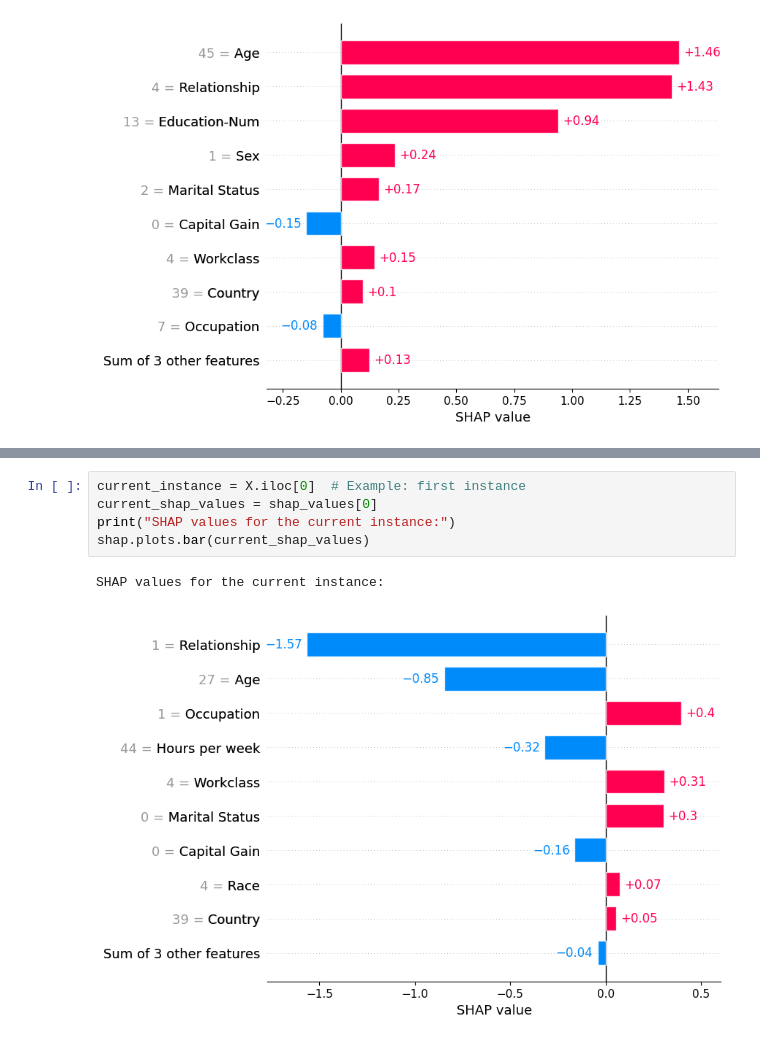
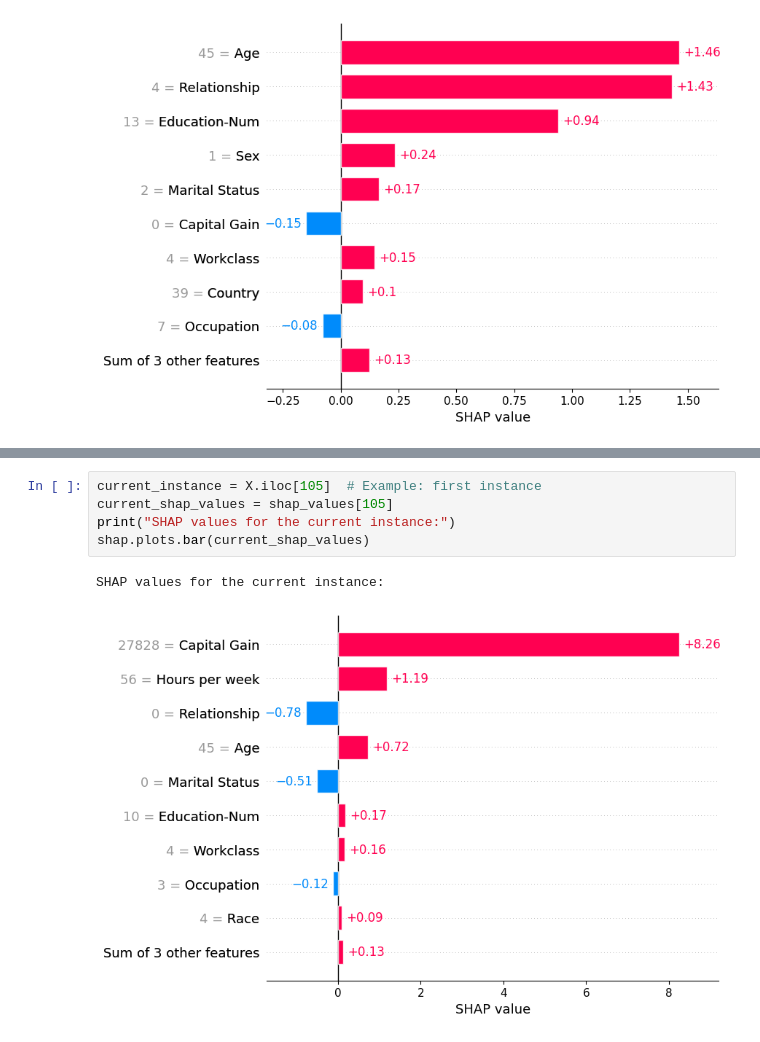
Before and after one commit to Yvonnefanf/ChartCaption, a Jupyter notebook: Data/XAI_outputs/ProtoType_Annoation.ipynb, the cells around one changed output, grey strips where cells are left out. Drawn from its saved outputs; the diff is of its cells as text.

```diff
--- a/Data/XAI_outputs/ProtoType_Annoation.ipynb
+++ b/Data/XAI_outputs/ProtoType_Annoation.ipynb
@@ -65,8 +100,8 @@ SHAP values for the general case of high income:
 # %%
-current_instance = X.iloc[0]  # Example: first instance
-current_shap_values = shap_values[0]
+current_instance = X.iloc[105]  # Example: first instance
+current_shap_values = shap_values[105]
 print("SHAP values for the current instance:")
 shap.plots.bar(current_shap_values)
 # %% [output]
 SHAP values for the current instance:
-[figure, old version]
+[figure, new version]
```
Also changed, not shown: parts of 3 cells of this notebook, 3 other files.
